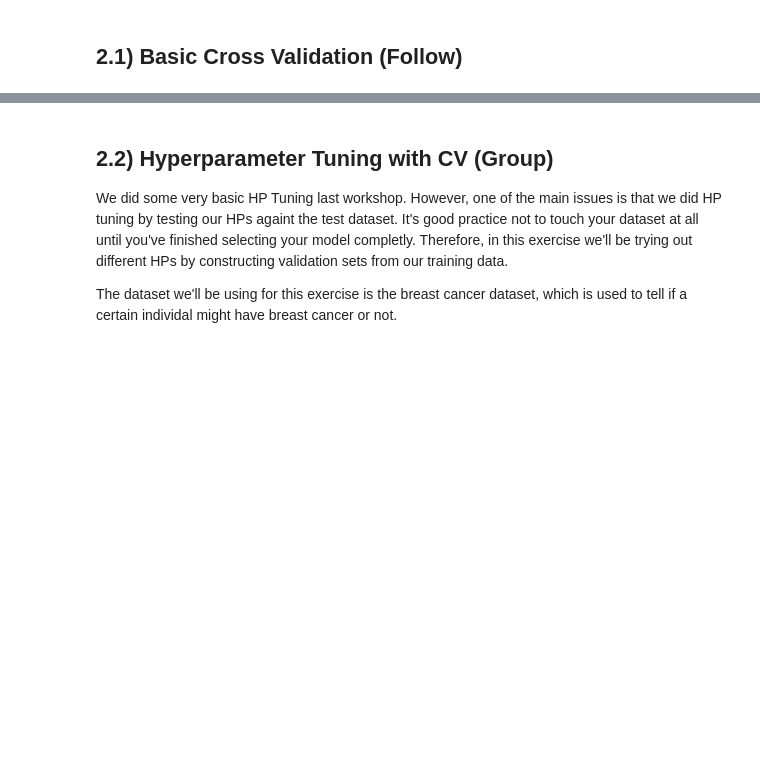
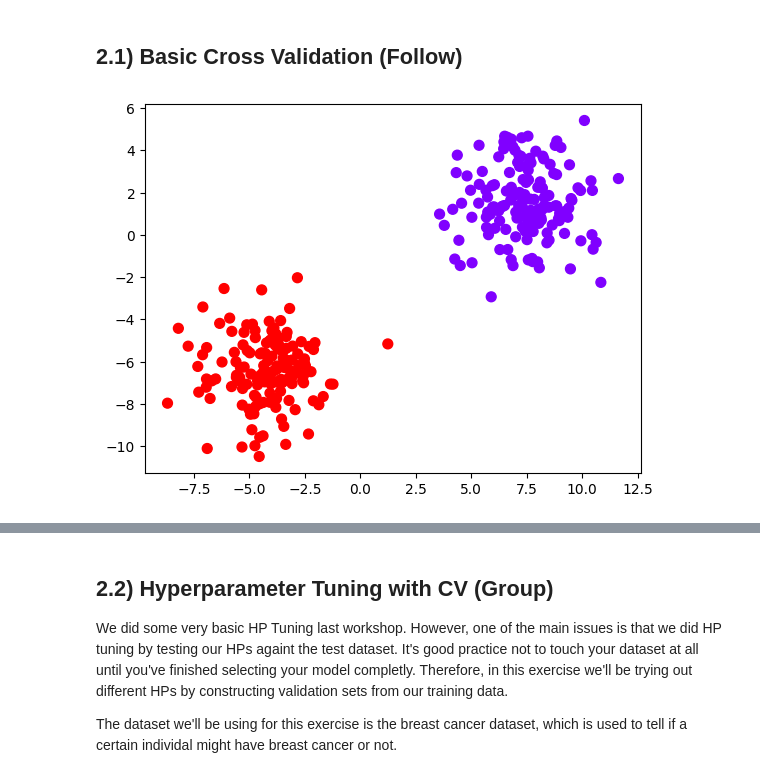
Before and after one commit to michaelwnau/_my_notebooks_ML_data_science, a Jupyter notebook: WKS_5_nau_tues_Student.ipynb, the cells around one changed output, grey strips where cells are left out. Saved outputs shown, nothing was run; the diff lists cells and outputs as text; code cells hidden in the pictures; blank space fills up the shorter version.

```diff
--- a/WKS_5_nau_tues_Student.ipynb
+++ b/WKS_5_nau_tues_Student.ipynb
@@ -171,0 +365,13 @@ kf = KFold(n_splits=3)
+# %%
+from sklearn.model_selection import cross_val_score
+from sklearn.model_selection import KFold
+
+# Added this:
+from sklearn.datasets import make_blobs
+import matplotlib.pyplot as plt
+
+# Add a synthetic dataset:
+X, y = make_blobs(n_samples=300, centers=2, random_state=random_seed, cluster_std=1.5)
+plt.scatter(X[:,0], X[:,1], c=y, s=50, cmap='rainbow');
+# %% [output]
+[figure, added]
```
Also changed, not shown: parts of 42 cells of this notebook.
